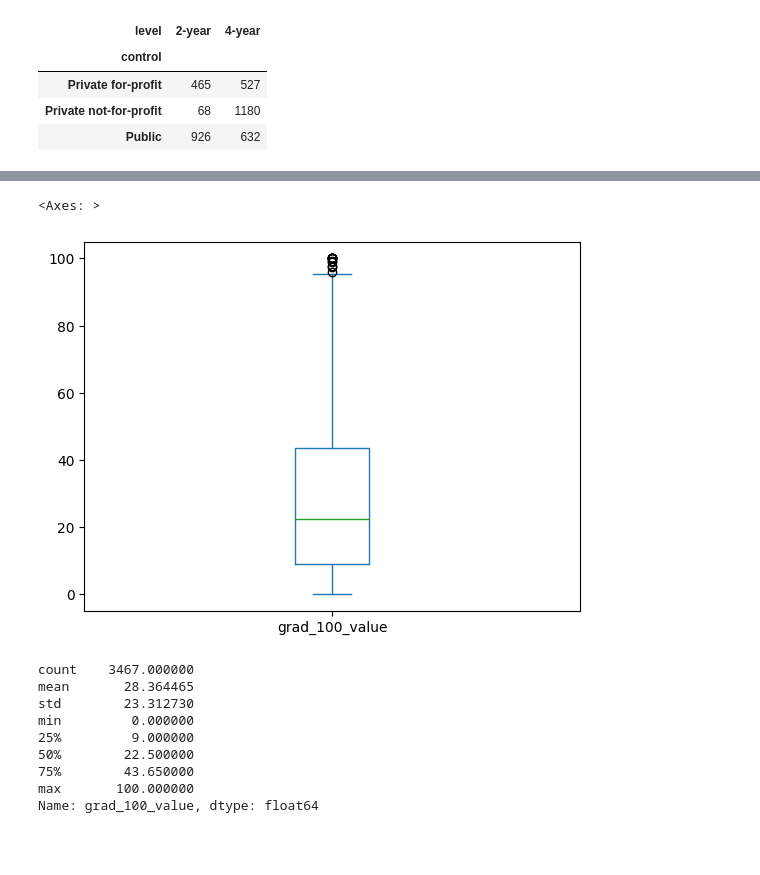
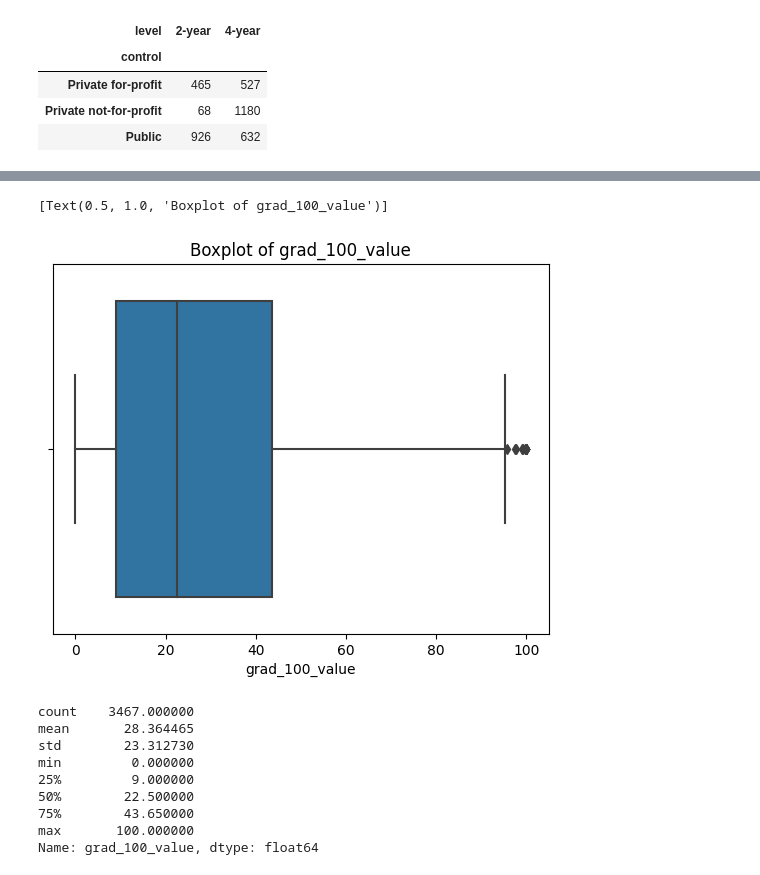
Before and after one commit to chrryyy/assignment2, a Jupyter notebook: assignment2.ipynb, the cells around one changed output, grey strips where cells are left out. Drawn from its saved outputs; the diff is of its cells as text; code cells hidden in the pictures; blank space fills up the shorter version.

```diff
--- a/assignment2.ipynb
+++ b/assignment2.ipynb
@@ -231,9 +232,9 @@ college["grad_100_value"].plot.density()
 # %%
 # Part 4 - Boxplot
-college["grad_100_value"].plot.box()
+sns.boxplot(data=college, x="grad_100_value").set(title="Boxplot of grad_100_value")
 # %% [output]
-<Axes: >
+[Text(0.5, 1.0, 'Boxplot of grad_100_value')]
-[figure, old version]
+[figure, new version]
 # %%
 # Part 4 - Statistical description
 college["grad_100_value"].describe()
```
Also changed, not shown: parts of 13 cells of this notebook.
